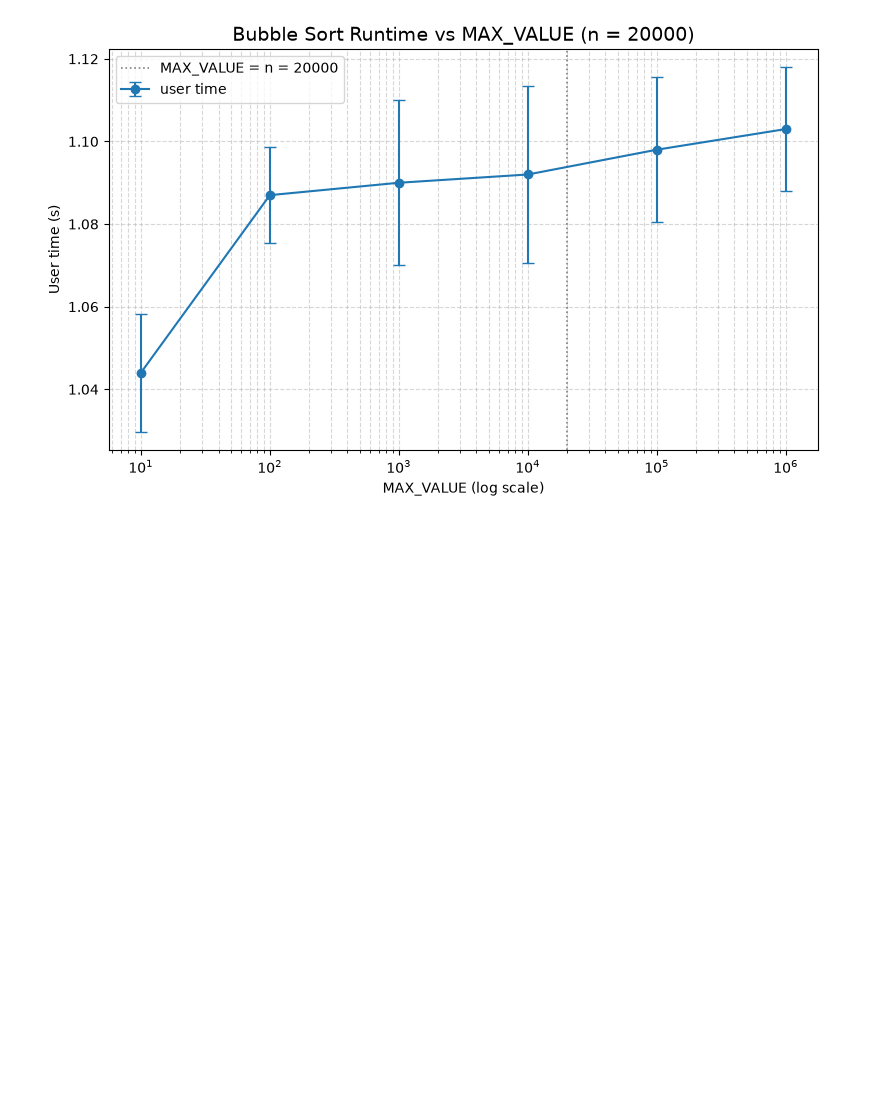
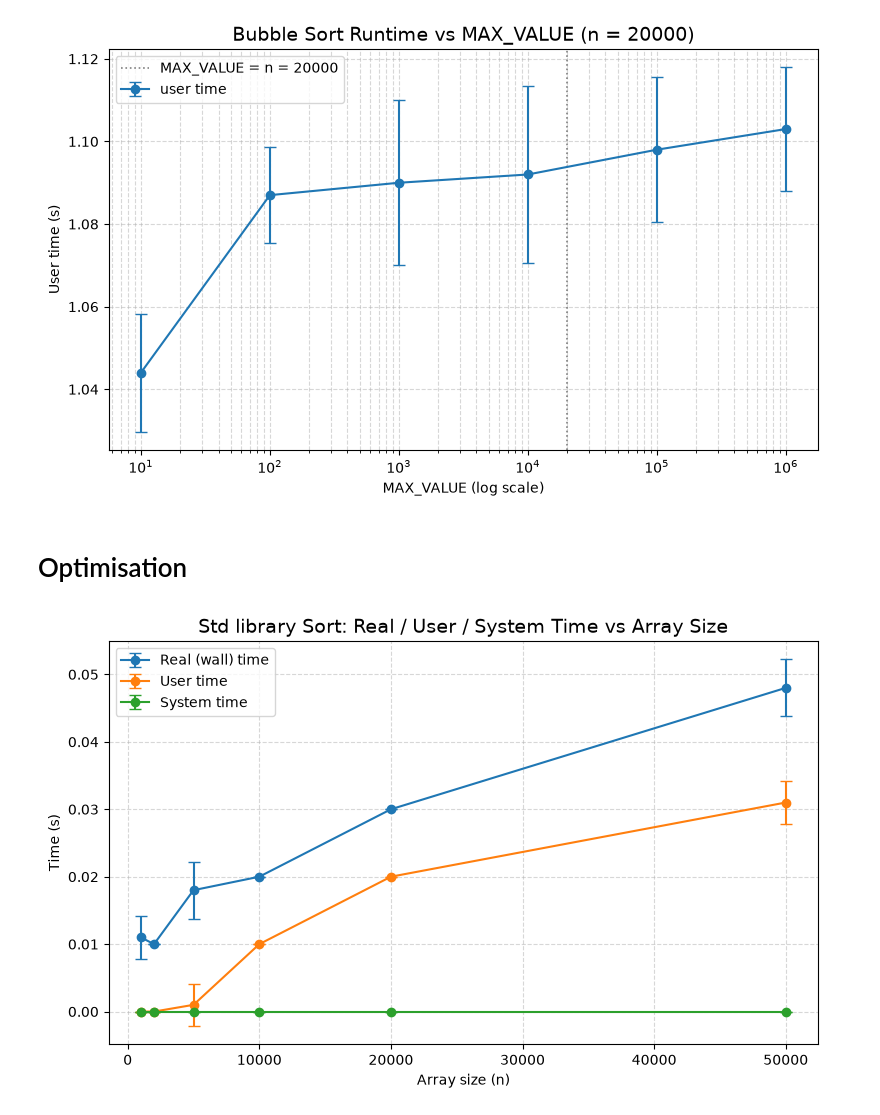
Before and after one commit to limzishen/Everything-Bank, a Jupyter notebook: Classes and stuff/CS3210/T1/Data_visualisation.ipynb, the cells around one changed output. Saved outputs shown, nothing was run; the diff lists cells and outputs as text; code cells hidden in the pictures; blank space fills up the shorter version.

```diff
--- a/Classes and stuff/CS3210/T1/Data_visualisation.ipynb
+++ b/Classes and stuff/CS3210/T1/Data_visualisation.ipynb
@@ -90,3 +90,36 @@ plt.savefig("runtime_vs_maxval.png", dpi=150)
 plt.show()
 # %% [output]
 [figure]
+# %% [markdown]
+# Optimisation
+# %%
+optimised_run_time = pd.read_csv('optimised_sort_results.csv')
+# %%
+metrics = {
+    "real_s": "Real (wall) time",
+    "user_s": "User time",
+    "sys_s":  "System time",
+}
+
+fig, ax = plt.subplots(figsize=(8, 5))
+
+for col, label in metrics.items():
+    grouped = optimised_run_time.groupby("size")[col]
+    sizes = grouped.mean().index
+    means = grouped.mean().values
+    stds  = grouped.std().values
+    ax.errorbar(sizes, means, yerr=stds,
+                marker="o", markersize=6, capsize=4,
+                linewidth=1.5, label=label)
+
+ax.set_title("Std library Sort: Real / User / System Time vs Array Size", fontsize=14)
+ax.set_xlabel("Array size (n)")
+ax.set_ylabel("Time (s)")
+ax.grid(True, linestyle="--", alpha=0.5)
+ax.legend()
+
+plt.tight_layout()
+plt.savefig("runtime_multiline.png", dpi=150)
+plt.show()
+# %% [output]
+[figure, added]
```
Also changed, not shown: 1 other file.
